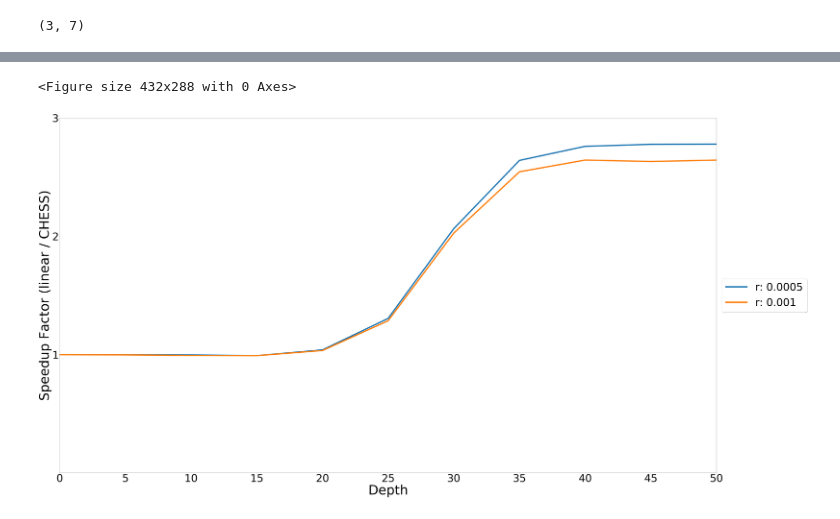
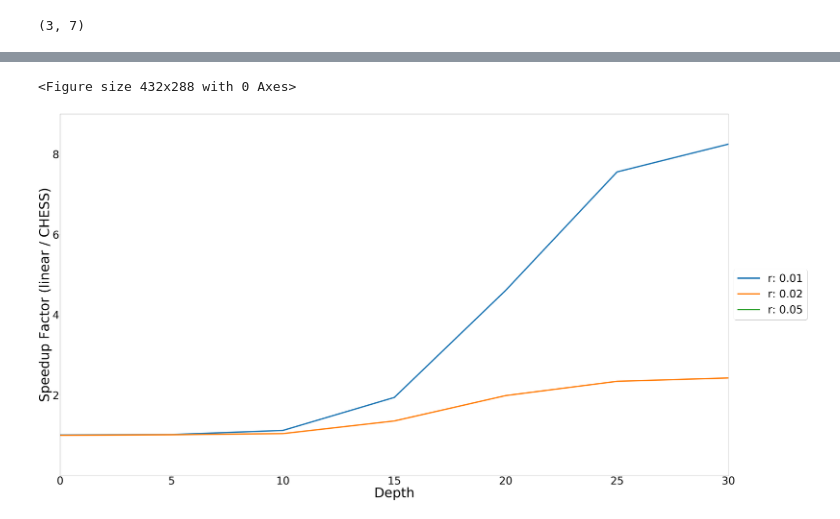
Before and after one commit to nishaq503/CHESS, a Jupyter notebook: data_vis.ipynb, the cells around one changed output, grey strips where cells are left out. Saved outputs shown, nothing was run; the diff lists cells and outputs as text; code cells hidden in the pictures.

```diff
--- a/data_vis.ipynb
+++ b/data_vis.ipynb
@@ -61,7 +61,7 @@ raw_data[raw_data.lfd > 5].shape
 # %% [output]
 (3, 7)
 # %%
-raw_data.lfd.clip(lower=0, upper=5, inplace=True)
+raw_data.lfd.clip(lower=0, upper=10, inplace=True)
 # %%
 raw_data.describe()
 # %% [output]
@@ -91,7 +93,7 @@ for d, temp_df in enumerate(fractal_dim_by_depth):
     mean_radius = temp_df.radius.mean()
     median_radius = temp_df.radius.median()
     stddev_radius = temp_df.radius.std()
-    if d % 5 == 0:
+    if d % 1 == 0:
         print(f'{d}, {temp_df.shape[0]}, {median_radius:.5f}, '
               f'{mean_radius:.5f}, {stddev_radius:.5f}')
 # %% [output]
@@ -150,6 +159,7 @@ raw_data = pd.read_csv(
         'speedup_factor': np.float64,
     }
 )
+raw_data = raw_data[:140]
 raw_data.head()
 # %% [output]
 |  | depth | radius | correctness | false_negative_rate | num_hits | num_clusters_searched | fraction_searched | ... |
@@ -180,7 +190,7 @@ total time: 7073.2996
 # %%
-# radii = [76, 153, 384]
+radii = [0.01, 0.02, 0.05]
 # radii = [2000.0, 4000.0]
-radii = [0.0005, 0.001]
+# radii = [0.0005, 0.001]
 # %%
 data_by_search_radius = {}
 for r in radii:
@@ -267,24 +277,24 @@ np.shape(ys[0][0])
 # %%
 plt.clf()
 fig = plt.figure(figsize=(100, 50))
 ax = fig.add_subplot(1, 1, 1)
 for i in range(len(radii)):
     plt.plot(x, ys[i][1], label=f'r: {str(radii[i])}', linewidth=10)
 box = ax.get_position()
 ax.set_position([box.x0, box.y0, box.width * 0.9, box.height])
 ax.legend(loc='center left', bbox_to_anchor=(1, 0.5), prop={'size':80}, fancybox=True, shadow=True)
 ax.tick_params(axis='both', which='major', labelsize=80)
 ax.set_xlim([0, max_depth])
 plt.xticks([i for i in range(0, max_depth + 1, 5)])
-ax.set_ylim([0, 3])
-plt.yticks([i for i in range(1, 4)])
+ax.set_ylim([0, 9])
+plt.yticks([i for i in range(2, 9, 2)])
 plt.xlabel('Depth', fontsize=100)
 plt.ylabel('Speedup Factor (linear / CHESS)', fontsize=100)
 plt.show()
 fig.savefig(f'plots/speedup_factor_{dataset}_{metric}.png')
 # %% [output]
 <Figure size 432x288 with 0 Axes>
-[figure, old version]
+[figure, new version]
 # %%
 plt.clf()
 fig = plt.figure(figsize=(100, 50))
```
Also changed, not shown: parts of 20 cells of this notebook.
